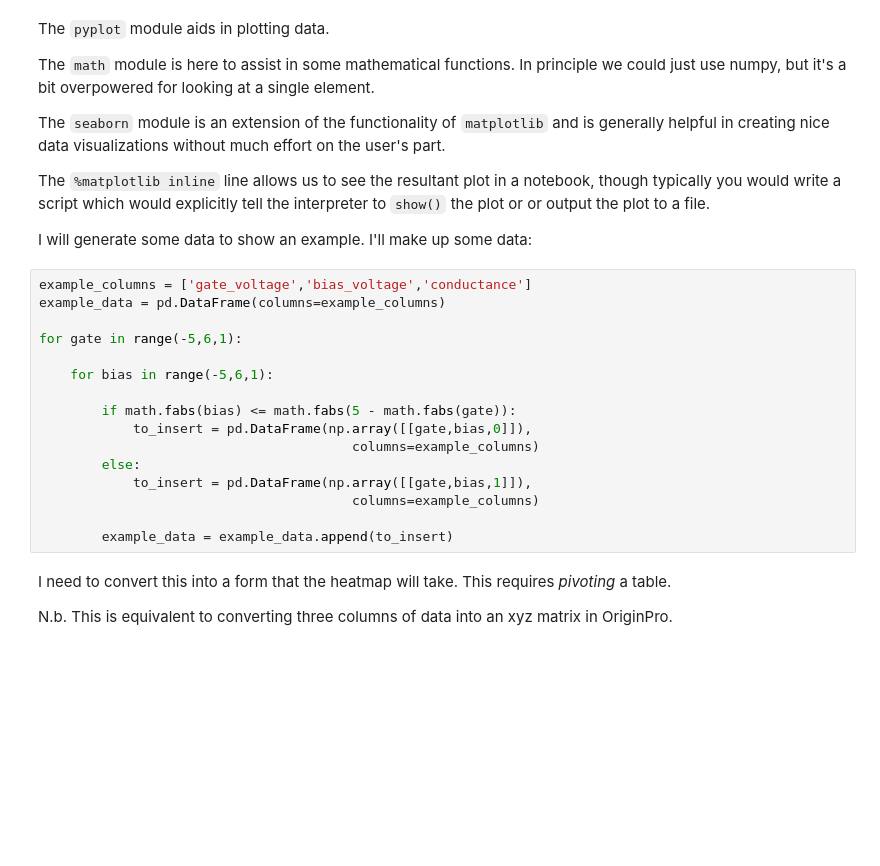
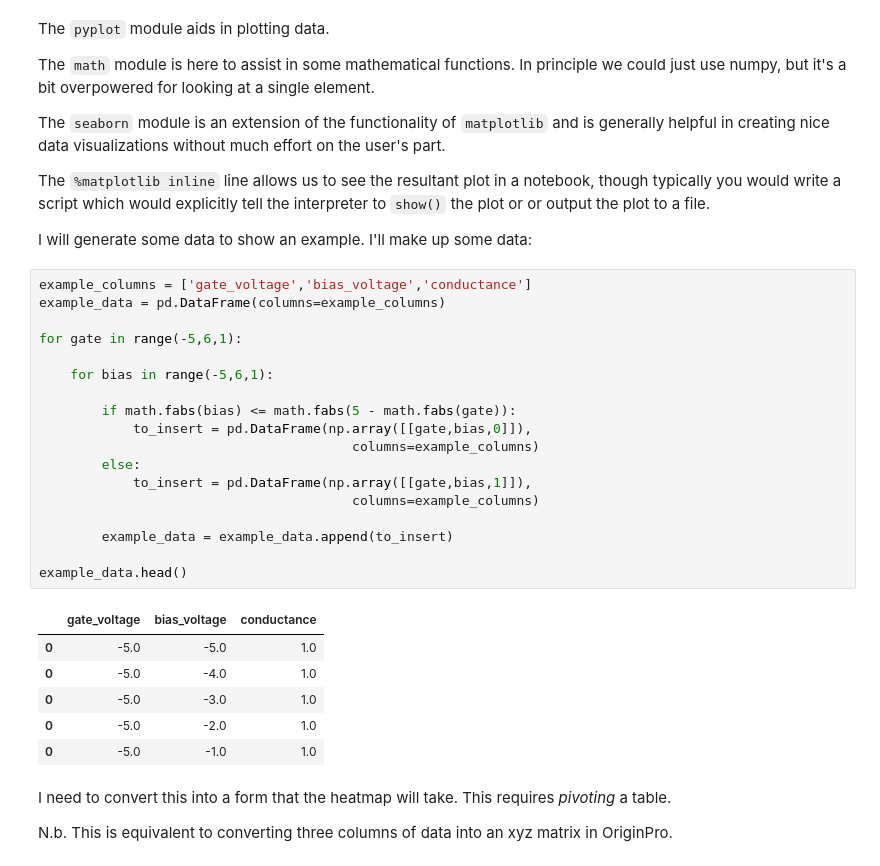
Before and after one commit to masonlab/labdrivers, a Jupyter notebook: Instrument control, data manipulation, data visualization.ipynb, the cells around one changed output. Saved outputs shown, nothing was run; the diff lists cells and outputs as text; blank space fills up the shorter version.

```diff
--- a/Instrument control, data manipulation, data visualization.ipynb
+++ b/Instrument control, data manipulation, data visualization.ipynb
@@ -255,19 +255,28 @@ I will generate some data to show an example. I'll make up some data:
 # %%
 example_columns = ['gate_voltage','bias_voltage','conductance']
 example_data = pd.DataFrame(columns=example_columns)
 
 for gate in range(-5,6,1):
 
     for bias in range(-5,6,1):
 
         if math.fabs(bias) <= math.fabs(5 - math.fabs(gate)):
             to_insert = pd.DataFrame(np.array([[gate,bias,0]]),
                                         columns=example_columns)
         else:
             to_insert = pd.DataFrame(np.array([[gate,bias,1]]),
                                         columns=example_columns)
 
         example_data = example_data.append(to_insert)
+
+example_data.head()
+# %% [output]
+|  | gate_voltage | bias_voltage | conductance |
+| 0 | -5.0 | -5.0 | 1.0 |
+| 0 | -5.0 | -4.0 | 1.0 |
+| 0 | -5.0 | -3.0 | 1.0 |
+| 0 | -5.0 | -2.0 | 1.0 |
+| 0 | -5.0 | -1.0 | 1.0 |
 # %% [markdown]
 I need to convert this into a form that the heatmap will take. This requires *pivoting* a table.
 
```
Also changed, not shown: parts of 4 cells of this notebook, 2 other files.
